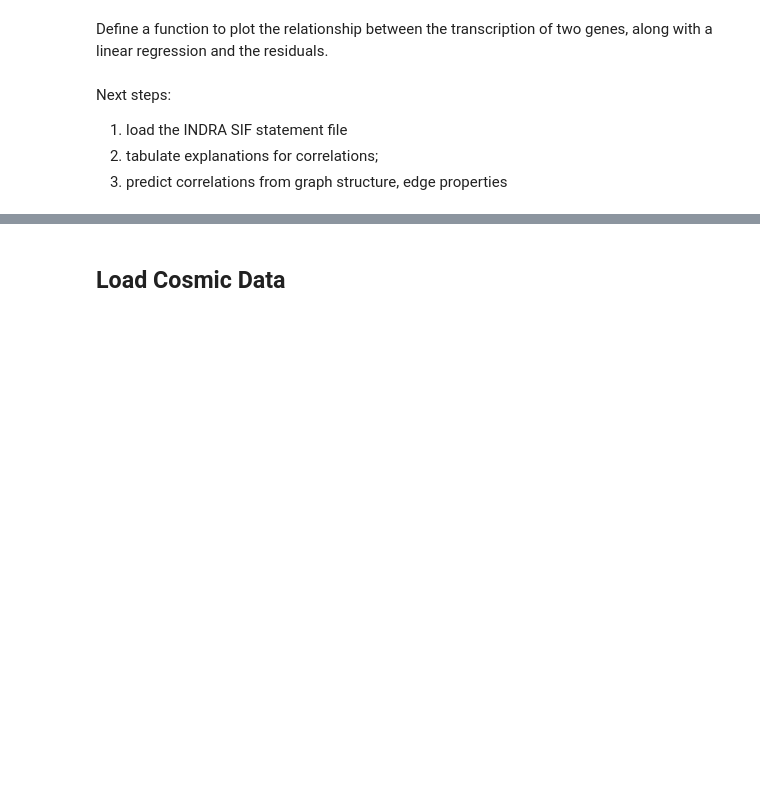
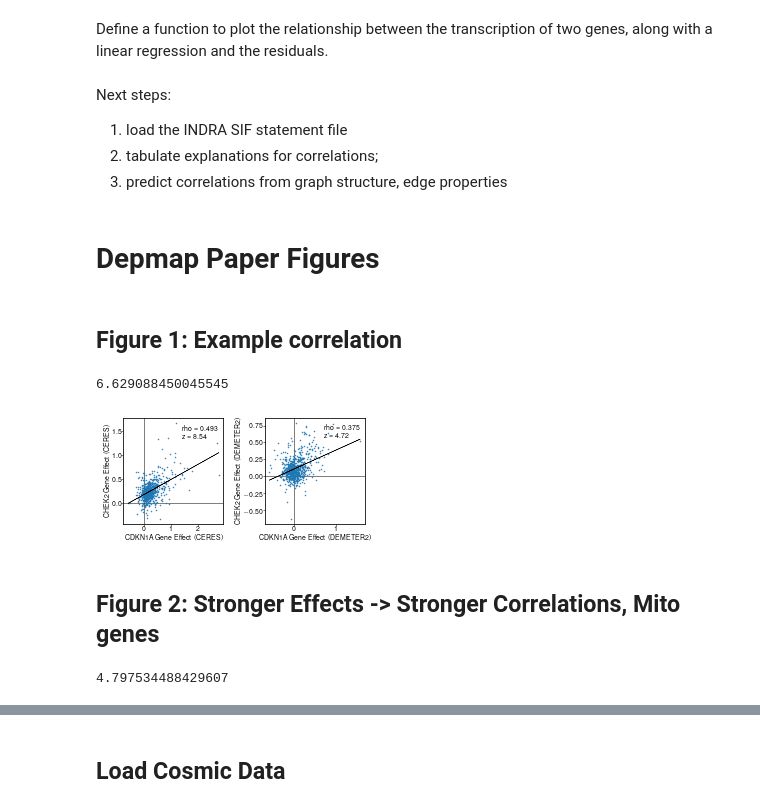
Before and after one commit to johnbachman/depmap_analysis, a Jupyter notebook: notebooks/Biomarkers of Dependency.ipynb, the cells around one changed output, grey strips where cells are left out. Cells and saved outputs as stored; diff of their text form; code cells hidden in the pictures; blank space fills up the shorter version.

```diff
--- a/notebooks/Biomarkers of Dependency.ipynb
+++ b/notebooks/Biomarkers of Dependency.ipynb
@@ -56,3 +54,6 @@ basedir = 'data/19q4'
+# %%
+basedir = 'data/19q4'
+figdir = join(expanduser('~'), 'Dropbox/DARPA projects/papers/INDRA paper 2/figures/figure_panels')
 # %% [markdown]
 ### Cell line metadata
 
@@ -245,6 +247,3 @@ drug_expr_df = drug_resp_df.join(ccle_df_filt, how='left')
-# %%
-with open(join(basedir, 'indranet_dir_graph_latest.pkl'), 'rb') as f:
-    indra_dg = pickle.load(f)
 # %% [markdown]
 ## Define functions for exploring and visualizing the data
 # %% [markdown]
@@ -330,3 +329,57 @@ for batch in batch_iter(res, batch_size):
     expl_pct.append(pct)
 # %%
 plt.bar(range(len(expl_pct)), expl_pct)
+# %% [markdown]
+# Depmap Paper Figures
+# %% [markdown]
+## Figure 1: Example correlation
+# %%
+from indra.util import plot_formatting as pf
+from scipy.stats import linregress
+
+pf.set_fig_params()
+geneA = 'CDKN1A'
+geneB = 'CHEK2'
+lw = 0.5
+ms = 1
+fig = plt.figure(figsize=(4, 2))
+# CRISPR plot
+plt.subplot(1, 2, 1)
+ax = plt.gca()
+ax.axhline(y=0, color='k', linewidth=lw)
+ax.axvline(x=0, color='k', linewidth=lw)
+plt.plot(crispr_df[geneA].values, crispr_df[geneB].values, marker='.', markersize=ms, linestyle='')
+# Plot linear regression
+crispr_lr = linregress(crispr_df[geneA].values, crispr_df[geneB].values)
+plt.plot(crispr_df[geneA].values, crispr_df[geneA].values * crispr_lr.slope + crispr_lr.intercept,
+         linestyle='-', linewidth=lw, color='black')
+plt.xlabel(f'{geneA} Gene Effect (CERES)')
+plt.ylabel(f'{geneB} Gene Effect (CERES)')
+ax.text(1.4, 1.5, 'rho = %0.3f' % crispr_lr.rvalue, fontsize=pf.fontsize)
+ax.text(1.4, 1.35, 'z = %0.2f' % crispr_z[geneA][geneB], fontsize=pf.fontsize)
+pf.format_axis(ax)
+# RNAi plot
+plt.subplot(1, 2, 2)
+rnai_df_filt = rnai_df[~pd.isnull(rnai_df[geneA]) & ~pd.isnull(rnai_df[geneB])]
+ax = plt.gca()
+ax.axhline(y=0, color='k', linewidth=lw)
+ax.axvline(x=0, color='k', linewidth=lw)
+plt.plot(rnai_df_filt[geneA].values, rnai_df_filt[geneB].values, marker='.', markersize=ms, linestyle='')
+# Plot linear regression
+rnai_lr = linregress(rnai_df_filt[geneA].values, rnai_df_filt[geneB].values)
+plt.plot(rnai_df_filt[geneA].values, rnai_df_filt[geneA].values * rnai_lr.slope + rnai_lr.intercept,
+         linestyle='-', linewidth=lw, color='black')
+plt.xlabel(f'{geneA} Gene Effect (DEMETER2)')
+plt.ylabel(f'{geneB} Gene Effect (DEMETER2)')
+ax.text(0.7, 0.69, 'rho = %0.3f' % rnai_lr.rvalue, fontsize=pf.fontsize)
+ax.text(0.7, 0.57, 'z = %0.2f' % rnai_z[geneA][geneB], fontsize=pf.fontsize)
+
+pf.format_axis(ax)
+fig.tight_layout()
+plt.savefig(join(figdir, f'{geneA}_{geneB}_corr_plot.pdf'))
+dep_z[geneA][geneB]
+# %% [output]
+6.629088450045545
+[figure, added]
+# %% [markdown]
+## Figure 2: Stronger Effects -> Stronger Correlations, Mito genes
@@ -332,0 +393,5 @@ plt.bar(range(len(expl_pct)), expl_pct)
+# %%
+n_corrs = 100
+np.mean(sorted(crispr_z['CHEK2'].abs(), reverse=True)[1:n_corrs+1])
+# %% [output]
+4.797534488429607
```
Also changed, not shown: parts of 50 cells of this notebook, 1 other file.
